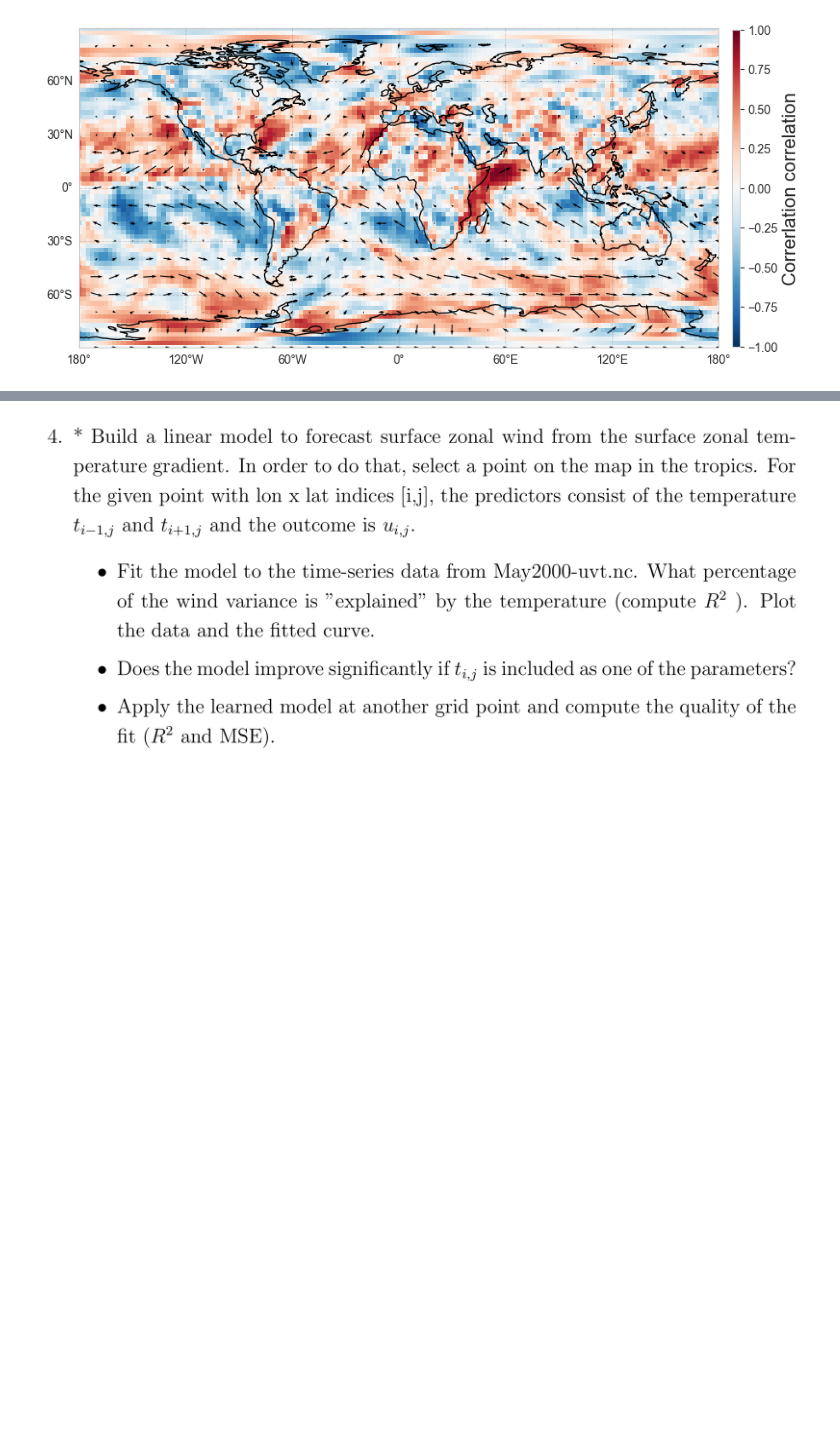
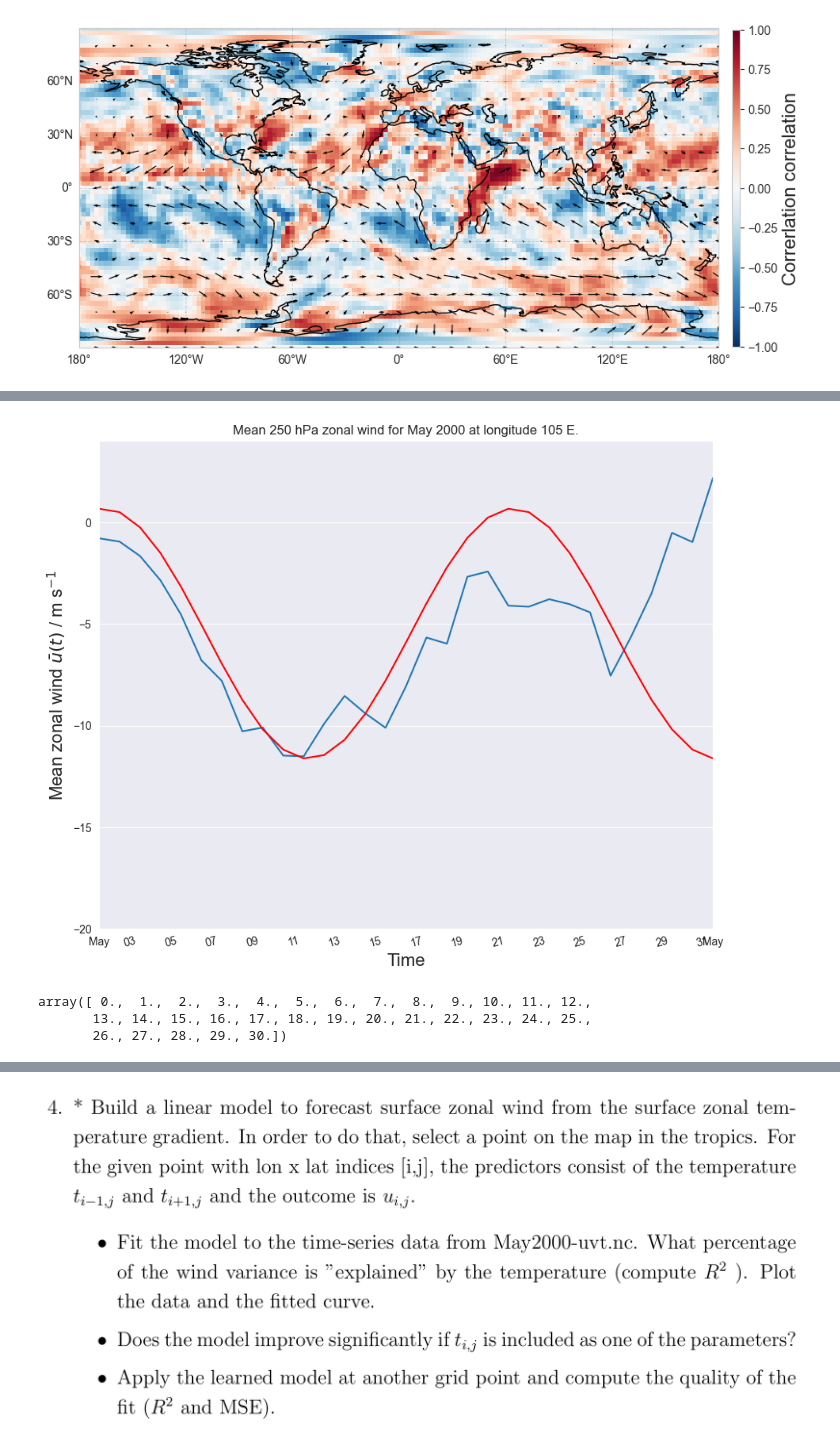
Before and after one commit to ChaPop870/63-527-Data-Analysis-of-Atm-and-Oce-using-Python-Labs, a Jupyter notebook: Lab-Report-2/Lab 6-7.ipynb, the cells around one changed output, grey strips where cells are left out. Drawn from its saved outputs; the diff is of its cells as text; code cells hidden in the pictures; blank space fills up the shorter version.

```diff
--- a/Lab-Report-2/Lab 6-7.ipynb
+++ b/Lab-Report-2/Lab 6-7.ipynb
@@ -129,3 +130,79 @@ plt.show()
 # %% [markdown]
 ![image.png](attachment:2d755d30-f446-4719-8cfe-e40040e4a560.png)
 ![image.png](attachment:0969f875-6f92-44fd-ad10-a8e912414ad3.png)
+# %%
+from pathlib import Path
+
+import matplotlib.dates as mdates
+import matplotlib.pyplot as plt
+import numpy as np
+from scipy.optimize import curve_fit
+import xarray as xr
+
+
+# Load the data.
+path = Path("May2000-uvt.nc")
+
+ds = xr.open_dataset(path, engine='scipy')
+
+# Select u wind at 250 hPa at lon 105 averaged over latitudes 15N and 15S.
+u_trop = ds['u'].sel(longitude=120, latitude=slice(15, -15), level=250).mean(dim='latitude')
+
+t = u_trop.time.values.astype("datetime64[s]").astype(float)
+t = (t - t[0]) / 86_400
+t
+
+# Define sine model for curve-fitting.
+def sine_model(t, a, b, w, c):
+    return a + b * np.sin(w * t + c)
+
+# guess = [
+#     u_trop.mean(dim='time'),
+#     0.5 * (u_trop.max(dim='time') - u_trop.min(dim='time')),
+#     2*np.pi / 15,
+#     0
+# ]
+
+guess = [
+    -7.5,
+    8.3,
+    2*np.pi / 20,
+    1.5
+]
+
+coefs, cov = curve_fit(sine_model, u_trop.time.values, u_trop.values, p0=guess, bounds=((-10, 4, -1, -30), (0, 20, 1, 30)))
+a, b, w, c = coefs
+
+
+# Plotting.
+fig, ax = plt.subplots(figsize=(10, 8))
+
+ax.plot(u_trop.time, u_trop)
+
+ax.plot(u_trop.time, sine_model(t, a, b, w, c), color='red')
+
+ax.set_xlabel("Time", fontsize=16)
+ax.set_ylabel(r"Mean zonal wind $\bar{u}(t)$ / m s$^{-1}$", fontsize=16)
+ax.set_title("Mean 250 hPa zonal wind for May 2000 at longitude 105 E.")
+
+ax.xaxis.set_major_locator(mdates.MonthLocator())
+ax.xaxis.set_major_formatter(mdates.DateFormatter('%b'))
+ax.xaxis.set_minor_locator(mdates.DayLocator(interval=2))
+ax.xaxis.set_minor_formatter(mdates.DateFormatter('%d'))
+
+ax.tick_params(axis='x', which='minor', rotation=15)
+
+ax.set_xlim(u_trop.time.min(), u_trop.time.max())
+ax.set_ylim(-20, 4)
+
+plt.show()
+# %% [output]
+[figure, added]
+# %%
+t = u_trop.time.values.astype("datetime64[s]").astype(float)
+t = (t - t[0]) / 86_400
+t
+# %% [output]
+array([ 0.,  1.,  2.,  3.,  4.,  5.,  6.,  7.,  8.,  9., 10., 11., 12.,
+       13., 14., 15., 16., 17., 18., 19., 20., 21., 22., 23., 24., 25.,
+       26., 27., 28., 29., 30.])
```
Also changed, not shown: parts of 2 cells of this notebook.
